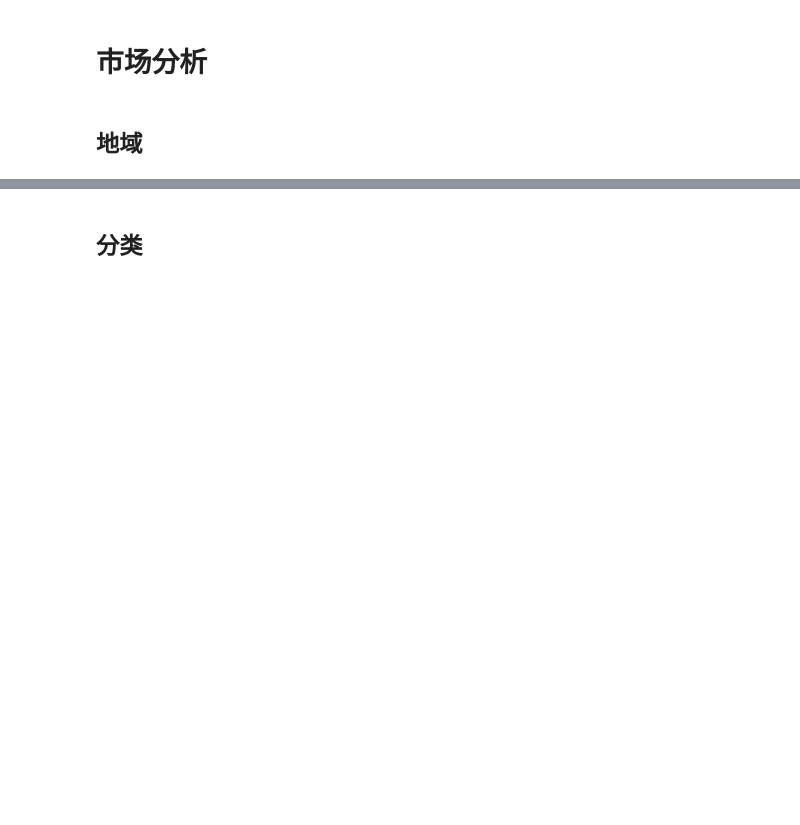
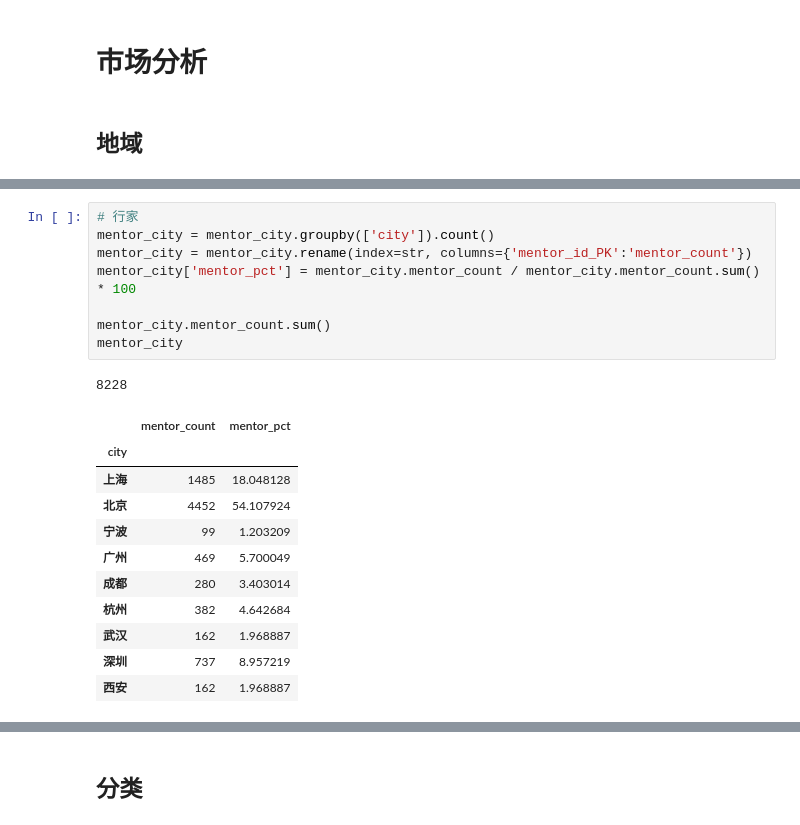
Before and after one commit to wymintage/zaih_analysis, a Jupyter notebook: zaih_analysis/zaih_analysis_2.ipynb, the cells around one changed output, grey strips where cells are left out. Drawn from its saved outputs; the diff is of its cells as text; blank space fills up the shorter version.

```diff
--- a/zaih_analysis/zaih_analysis_2.ipynb
+++ b/zaih_analysis/zaih_analysis_2.ipynb
@@ -227,0 +112,21 @@ city
+# %%
+# 行家
+mentor_city = mentor_city.groupby(['city']).count()
+mentor_city = mentor_city.rename(index=str, columns={'mentor_id_PK':'mentor_count'})
+mentor_city['mentor_pct'] = mentor_city.mentor_count / mentor_city.mentor_count.sum() * 100
+
+mentor_city.mentor_count.sum()
+mentor_city
+# %% [output]
+8228
+|  | mentor_count | mentor_pct |
+| city |  |  |
+| 上海 | 1485 | 18.048128 |
+| 北京 | 4452 | 54.107924 |
+| 宁波 | 99 | 1.203209 |
+| 广州 | 469 | 5.700049 |
+| 成都 | 280 | 3.403014 |
+| 杭州 | 382 | 4.642684 |
+| 武汉 | 162 | 1.968887 |
+| 深圳 | 737 | 8.957219 |
+| 西安 | 162 | 1.968887 |
```
Also changed, not shown: parts of 44 cells of this notebook, 5 other files.
